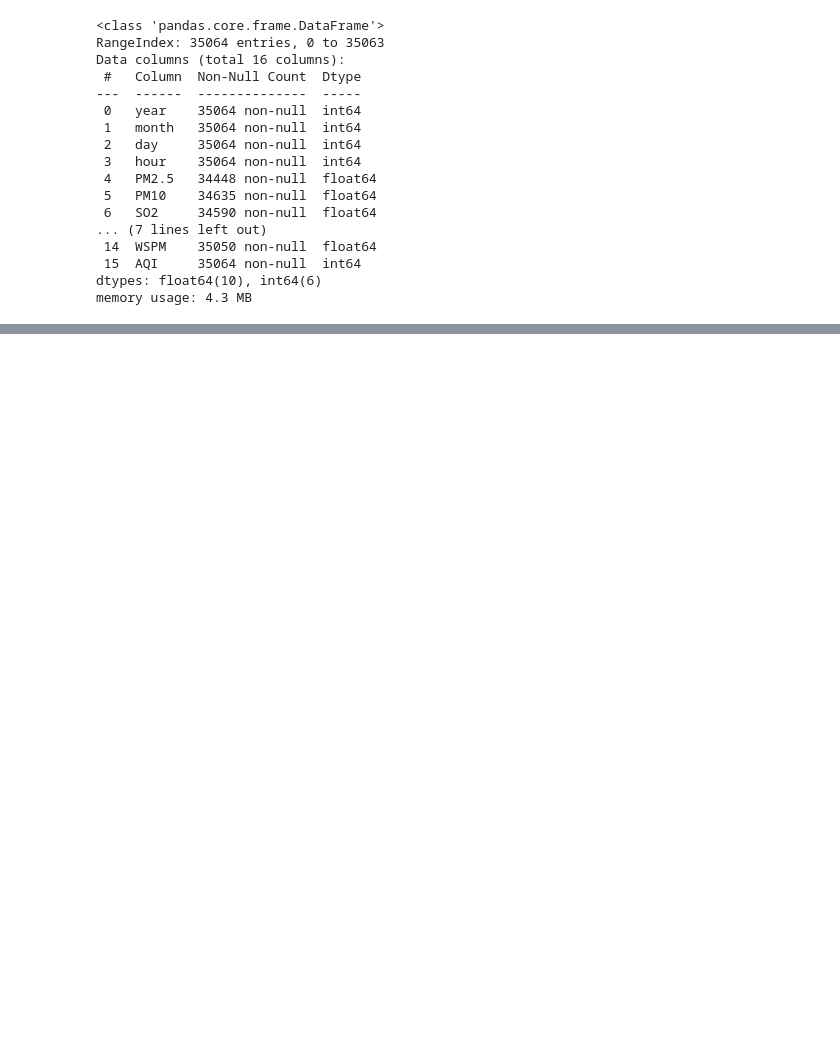
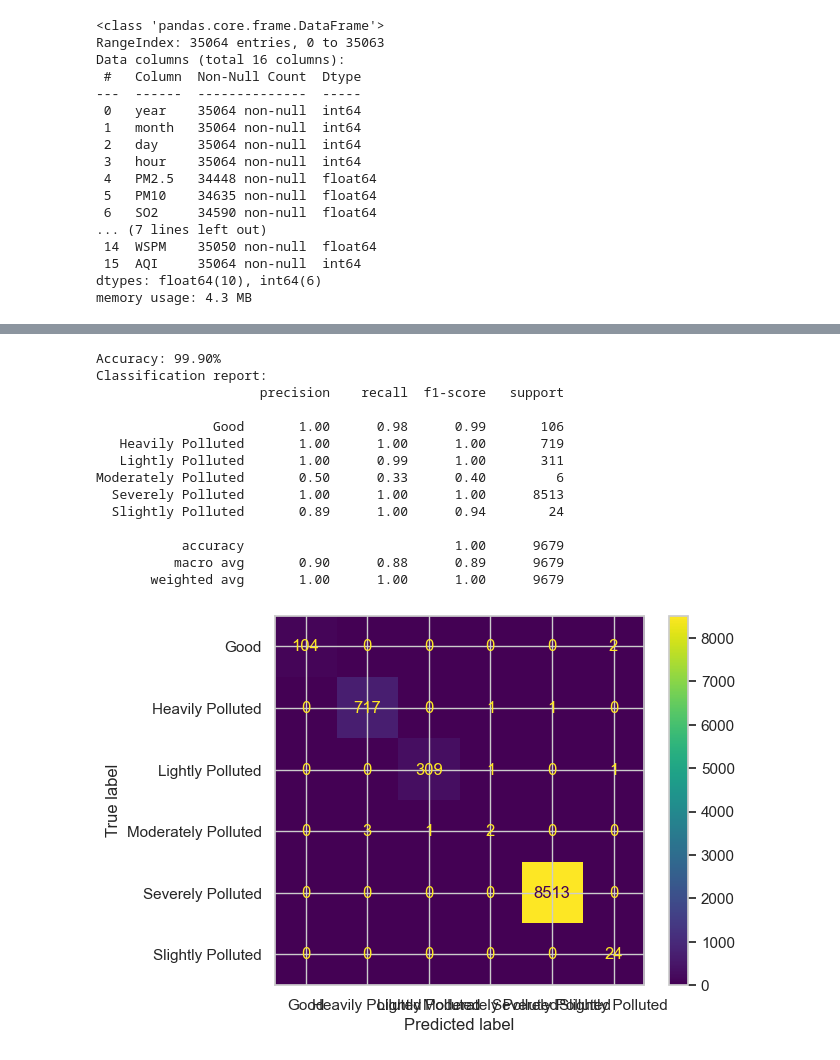
Before and after one commit to Afkerian/Beijing-Multi-Site-Air-Quality-Data-Data-Set, a Jupyter notebook: notebooks/analytics_ML_training.ipynb, the cells around one changed output, grey strips where cells are left out. Saved outputs shown, nothing was run; the diff lists cells and outputs as text; code cells hidden in the pictures; blank space fills up the shorter version.

Commit message:
naive model training, fix needed

```diff
--- a/notebooks/analytics_ML_training.ipynb
+++ b/notebooks/analytics_ML_training.ipynb
@@ -514,0 +472,42 @@ Epoch 50/50
+# %%
+from sklearn.tree import DecisionTreeClassifier
+from sklearn.metrics import accuracy_score, classification_report, ConfusionMatrixDisplay
+import matplotlib.pyplot as plt
+
+# Instantiate the classifier
+clf = DecisionTreeClassifier()
+
+# Train the model
+clf.fit(X_train, y_train)
+
+# Make predictions on the test set
+y_pred = clf.predict(X_test)
+
+# Calculate accuracy
+accuracy = accuracy_score(y_test, y_pred)
+print(f'Accuracy: {accuracy*100:.2f}%')
+
+# Print a classification report
+report = classification_report(y_test, y_pred)
+print('Classification report:')
+print(report)
+
+# Plot the confusion matrix
+ConfusionMatrixDisplay.from_estimator(clf, X_test, y_test)
+plt.show()
+# %% [output]
+Accuracy: 99.90%
+Classification report:
+                     precision    recall  f1-score   support
+
+               Good       1.00      0.98      0.99       106
+   Heavily Polluted       1.00      1.00      1.00       719
+   Lightly Polluted       1.00      0.99      1.00       311
+Moderately Polluted       0.50      0.33      0.40         6
+  Severely Polluted       1.00      1.00      1.00      8513
+  Slightly Polluted       0.89      1.00      0.94        24
+
+           accuracy                           1.00      9679
+          macro avg       0.90      0.88      0.89      9679
+       weighted avg       1.00      1.00      1.00      9679
+[figure, added]
```
Also changed, not shown: parts of 13 cells of this notebook, 1 other file.
